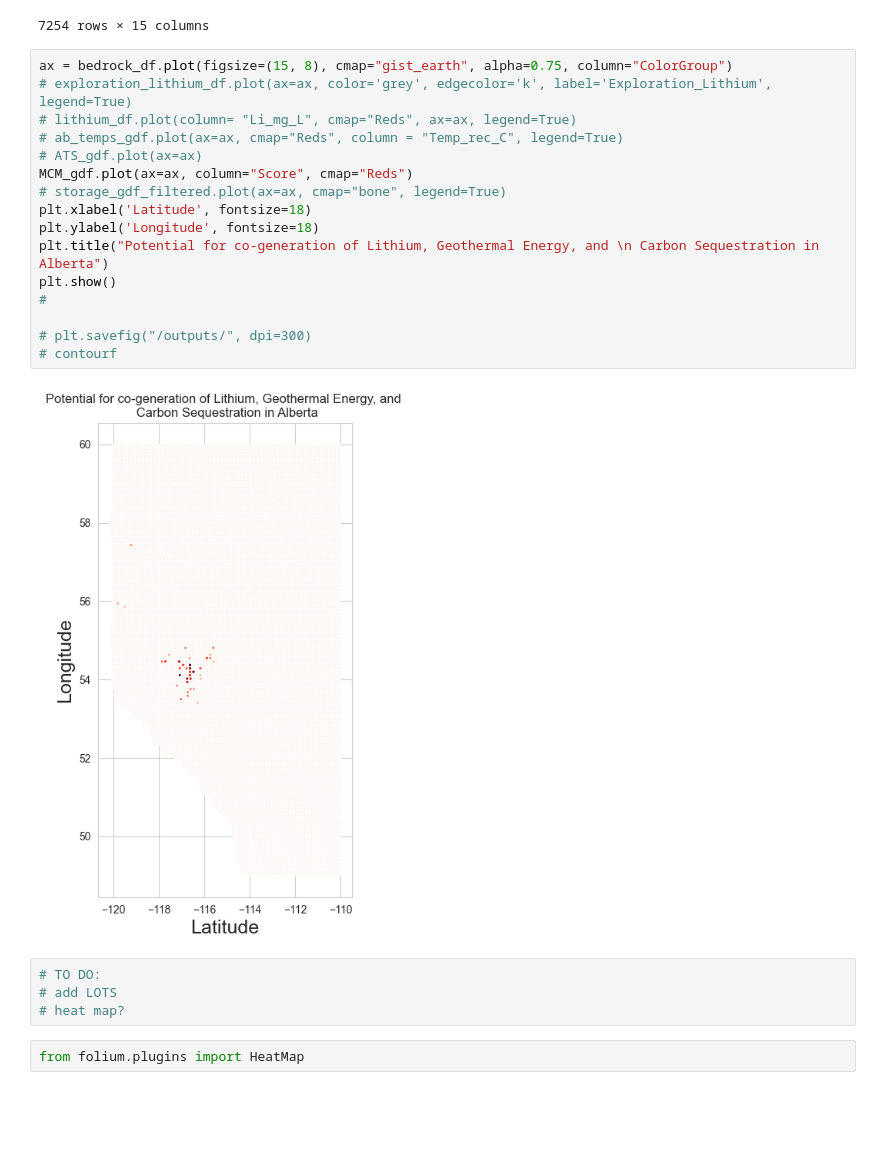
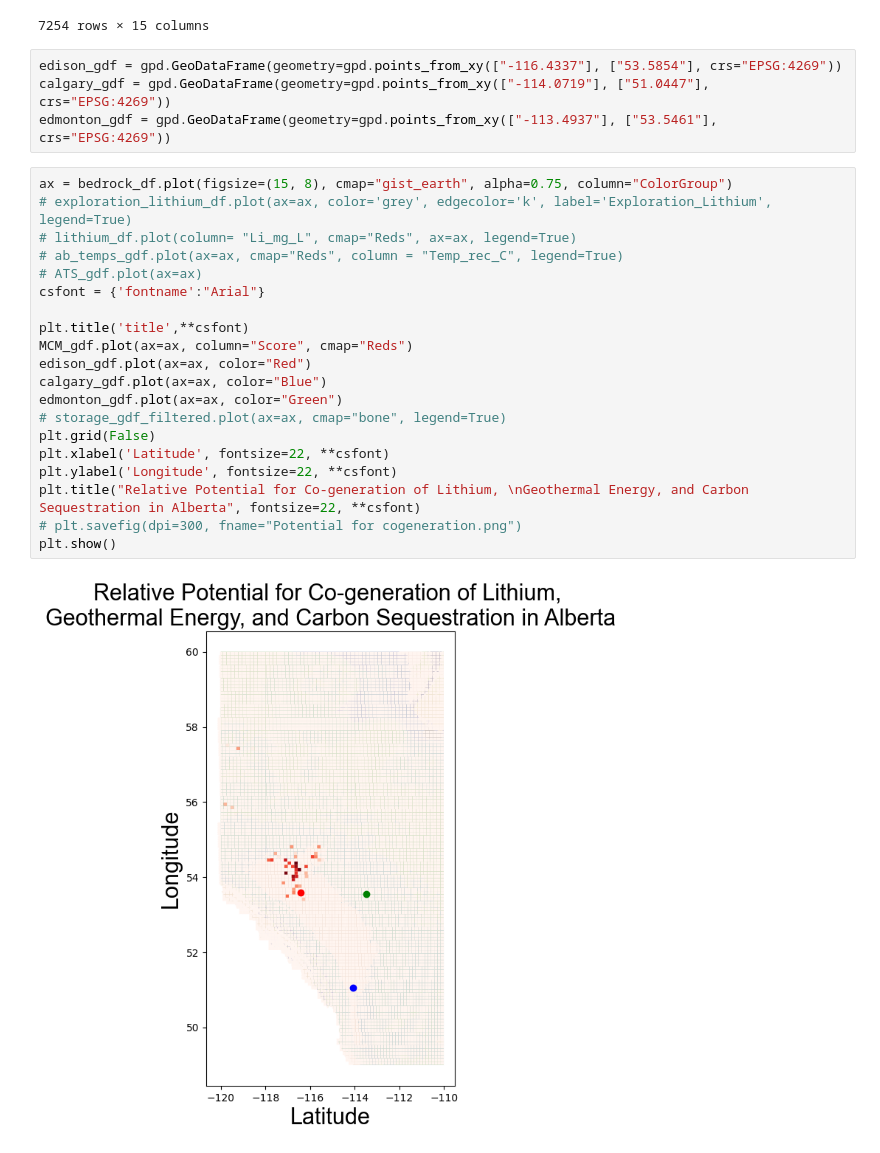
Before and after one commit to katherinewest/2024-redevelop, a Jupyter notebook: main.ipynb, the cells around one changed output. Drawn from its saved outputs; the diff is of its cells as text; blank space fills up the shorter version.

```diff
--- a/main.ipynb
+++ b/main.ipynb
@@ -618,27 +639,29 @@ MCM_gdf.sort_values(by="Score", ascending=False)
 | 2416 | 507025 | 025075 | 5 | 7 | 25 | TWP-025 RGE-07 MER-5 | 507025 | POLYGON ((-114.83889 51.09612, -1... | 0.0 | 0.000000 | ... |
 | 7253 | 506023 | 023065 | 5 | 6 | 23 | TWP-023 RGE-06 MER-5 | 506023 | POLYGON ((-114.69941 50.92141, -1... | 0.0 | 0.000000 | ... |
 7254 rows × 15 columns
+# %%
+edison_gdf = gpd.GeoDataFrame(geometry=gpd.points_from_xy(["-116.4337"], ["53.5854"], crs="EPSG:4269"))
+calgary_gdf = gpd.GeoDataFrame(geometry=gpd.points_from_xy(["-114.0719"], ["51.0447"], crs="EPSG:4269"))
+edmonton_gdf = gpd.GeoDataFrame(geometry=gpd.points_from_xy(["-113.4937"], ["53.5461"], crs="EPSG:4269"))
 # %%
 ax = bedrock_df.plot(figsize=(15, 8), cmap="gist_earth", alpha=0.75, column="ColorGroup")
 # exploration_lithium_df.plot(ax=ax, color='grey', edgecolor='k', label='Exploration_Lithium', legend=True)
 # lithium_df.plot(column= "Li_mg_L", cmap="Reds", ax=ax, legend=True)
 # ab_temps_gdf.plot(ax=ax, cmap="Reds", column = "Temp_rec_C", legend=True)
 # ATS_gdf.plot(ax=ax)
+csfont = {'fontname':"Arial"}
+
+plt.title('title',**csfont)
 MCM_gdf.plot(ax=ax, column="Score", cmap="Reds")
+edison_gdf.plot(ax=ax, color="Red")
+calgary_gdf.plot(ax=ax, color="Blue")
+edmonton_gdf.plot(ax=ax, color="Green")
 # storage_gdf_filtered.plot(ax=ax, cmap="bone", legend=True)
-plt.xlabel('Latitude', fontsize=18)
-plt.ylabel('Longitude', fontsize=18)
-plt.title("Potential for co-generation of Lithium, Geothermal Energy, and \n Carbon Sequestration in Alberta")
+plt.grid(False)
+plt.xlabel('Latitude', fontsize=22, **csfont)
+plt.ylabel('Longitude', fontsize=22, **csfont)
+plt.title("Relative Potential for Co-generation of Lithium, \nGeothermal Energy, and Carbon Sequestration in Alberta", fontsize=22, **csfont)
+# plt.savefig(dpi=300, fname="Potential for cogeneration.png")
 plt.show()
-#
-
-# plt.savefig("/outputs/", dpi=300)
-# contourf
 # %% [output]
-[figure, old version]
+[figure, new version]
-# %%
-# TO DO:
-# add LOTS
-# heat map?
-# %%
-from folium.plugins import HeatMap
```
Also changed, not shown: parts of 50 cells of this notebook, 1 other file.
